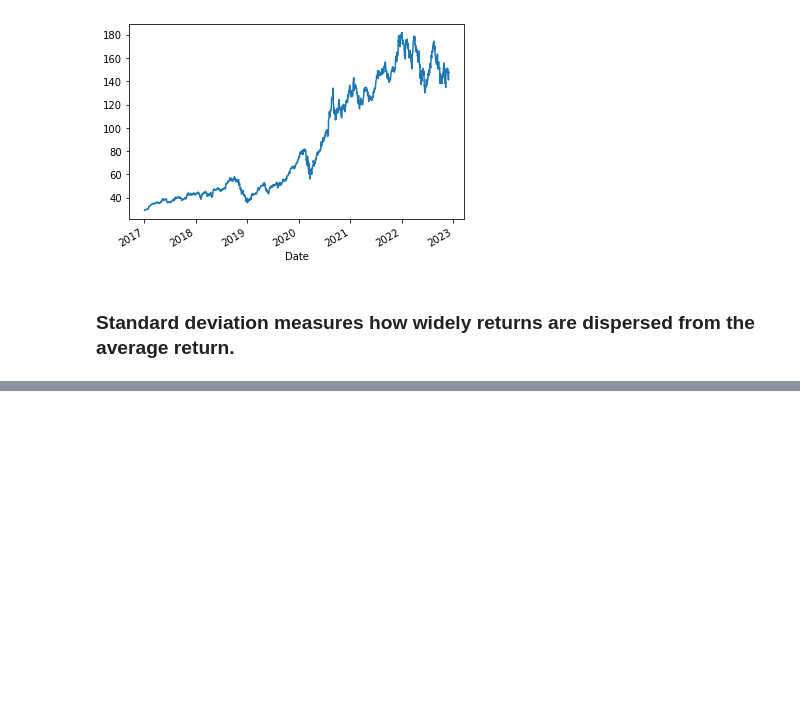
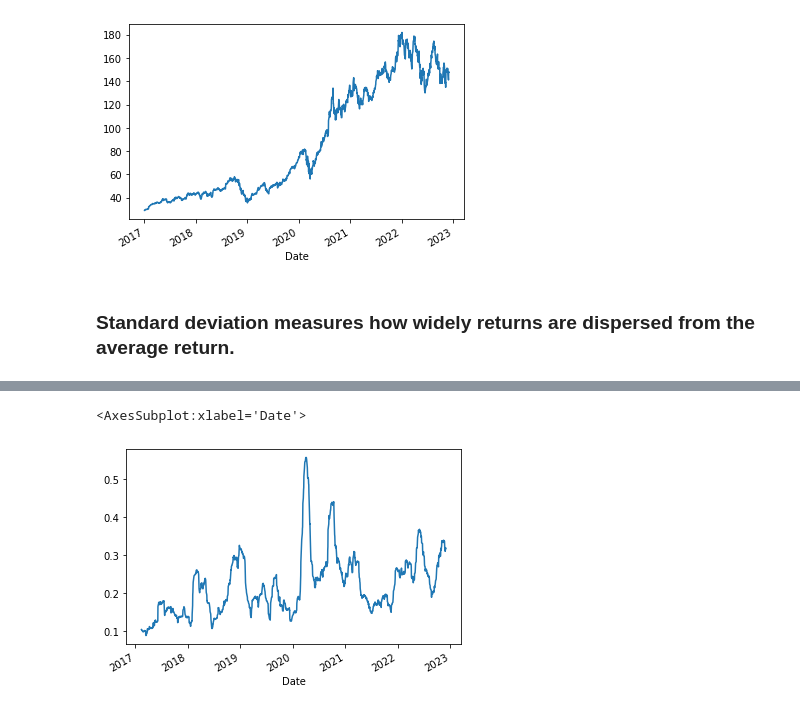
Before and after one commit to fadilparves/trading, a Jupyter notebook: options/Stock_Volatility.ipynb, the cells around one changed output, grey strips where cells are left out. Saved outputs shown, nothing was run; the diff lists cells and outputs as text; code cells hidden in the pictures; blank space fills up the shorter version.

Commit message:
Parkinson Volatility done

```diff
--- a/options/Stock_Volatility.ipynb
+++ b/options/Stock_Volatility.ipynb
@@ -32,0 +46,18 @@ def standard_deviation(price_data, window=30, trading_periods=252, clean=True):
+# %%
+def parkinson(price_data, window=30, trading_periods=252, clean=True):
+    rs = (1.0 / (4.0 * math.log(2.0))) * ((price_data['High'] / price_data['Low']).apply(np.log)) ** 2.0
+
+    def f(v):
+        return (trading_periods * v.mean()) ** 0.5
+
+    result = rs.rolling(window=window, center=False).apply(func=f)
+
+    if clean:
+        return result.dropna()
+    else:
+        return result
+# %%
+parkinson(aapl).plot()
+# %% [output]
+<AxesSubplot:xlabel='Date'>
+[figure, added]
```
Also changed, not shown: parts of 7 cells of this notebook.
